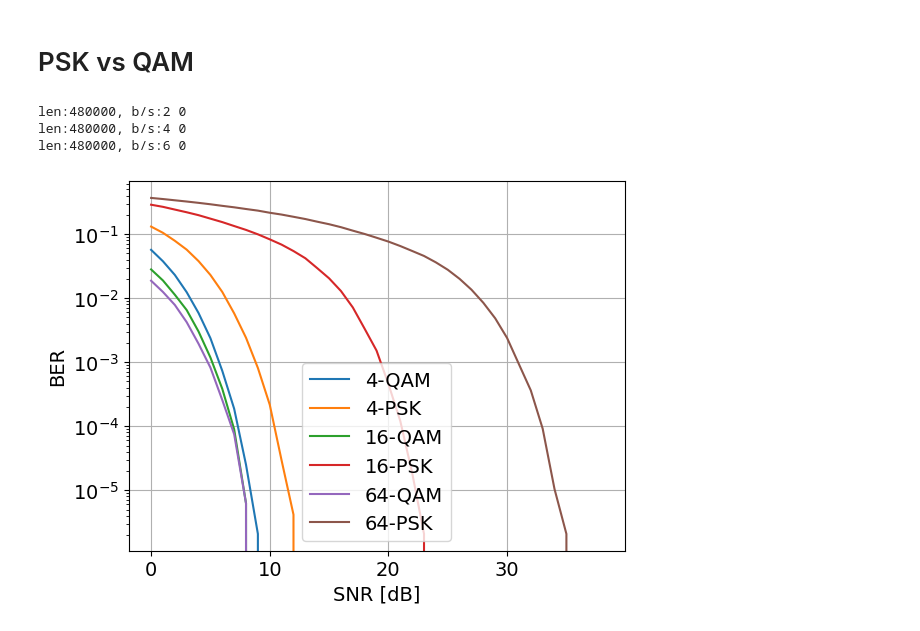
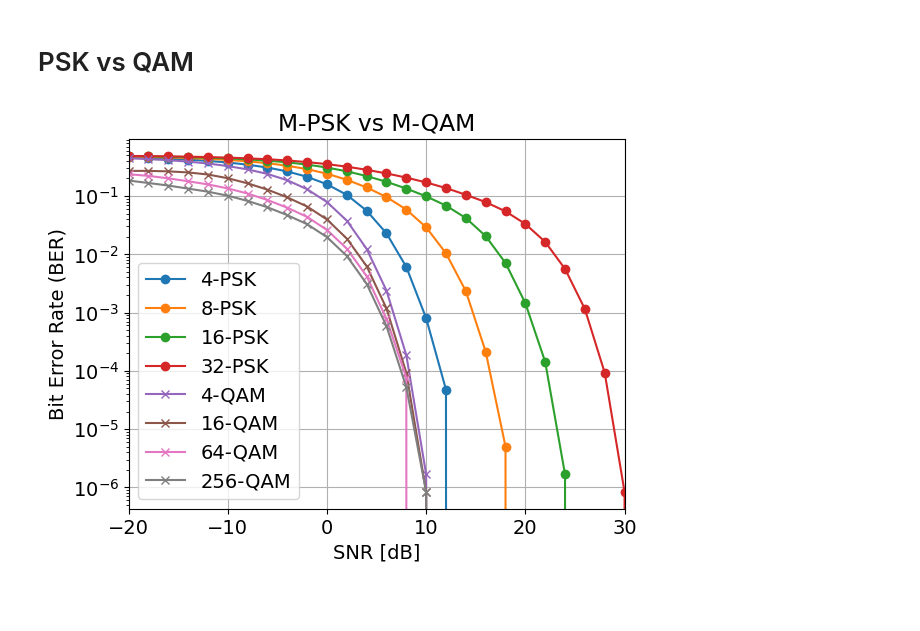
Before and after one commit to gabrielluizep/workbook-eng-telecom, a Jupyter notebook: com1/ber_qam_psk.ipynb, the cells around one changed output. Drawn from its saved outputs; the diff is of its cells as text; code cells hidden in the pictures; blank space fills up the shorter version.

```diff
--- a/com1/ber_qam_psk.ipynb
+++ b/com1/ber_qam_psk.ipynb
@@ -73,48 +80,23 @@ plt.show()
 # %% [markdown]
 # PSK vs QAM
-# %%
-data = np.random.randint(0, 1, 2 * 4 * 6 * 10000)
-
-fig, ax = plt.subplots()
-
-for M in [4, 16, 64]:
-    qam_modulation = komm.QAModulation(M)
-    psk_modulation = komm.PSKModulation(M)
-
-    print(
-        f"len:{len(data)}, b/s:{qam_modulation._bits_per_symbol}",
-        len(data) % qam_modulation._bits_per_symbol,
-    )
-
-    qam_symbols = qam_modulation.modulate(data)
-    psk_symbols = psk_modulation.modulate(data)
-
-    qam_ber = []
-    psk_ber = []
-    for snr in np.arange(1, 40):
-        snr_linear = 10 ** (snr / 10)
-        awg_channel = komm.AWGNChannel(snr=snr_linear, signal_power=1)
-
-        qam_noisy = awg_channel(qam_symbols)
-        psk_noisy = awg_channel(psk_symbols)
-
-        qam_demodulated = qam_modulation.demodulate(qam_noisy)
-        psk_demodulated = psk_modulation.demodulate(psk_noisy)
-
-        qam_ber.append(np.bitwise_xor(qam_demodulated, data).sum() / len(data))
-        psk_ber.append(np.bitwise_xor(psk_demodulated, data).sum() / len(data))
-
-    ax.semilogy(qam_ber, label=f"{M}-QAM")
-    ax.semilogy(psk_ber, label=f"{M}-PSK")
-
-ax.set_xlabel("SNR [dB]")
-ax.set_ylabel("BER")
-
-ax.legend()
-
-plt.show()
-# %% [output]
-len:480000, b/s:2 0
-len:480000, b/s:4 0
-len:480000, b/s:6 0
-[figure, removed]
+# %%
+fig, ax = plt.subplots()
+
+for i, M in enumerate(psk_orders):
+    ax.semilogy(snrs, psk_ber[i], "-o", label=f"{M}-PSK")
+
+for i, M in enumerate(qam_orders):
+    ax.semilogy(snrs, qam_ber[i], "-x", label=f"{M}-QAM")
+
+ax.set_xlim(-20, 30)
+
+ax.set_title("M-PSK vs M-QAM")
+
+ax.set_xlabel("SNR [dB]")
+ax.set_ylabel("Bit Error Rate (BER)")
+
+ax.legend()
+
+plt.show()
+# %% [output]
+[figure, added]
```
Also changed, not shown: parts of 5 cells of this notebook, 5 other files.
